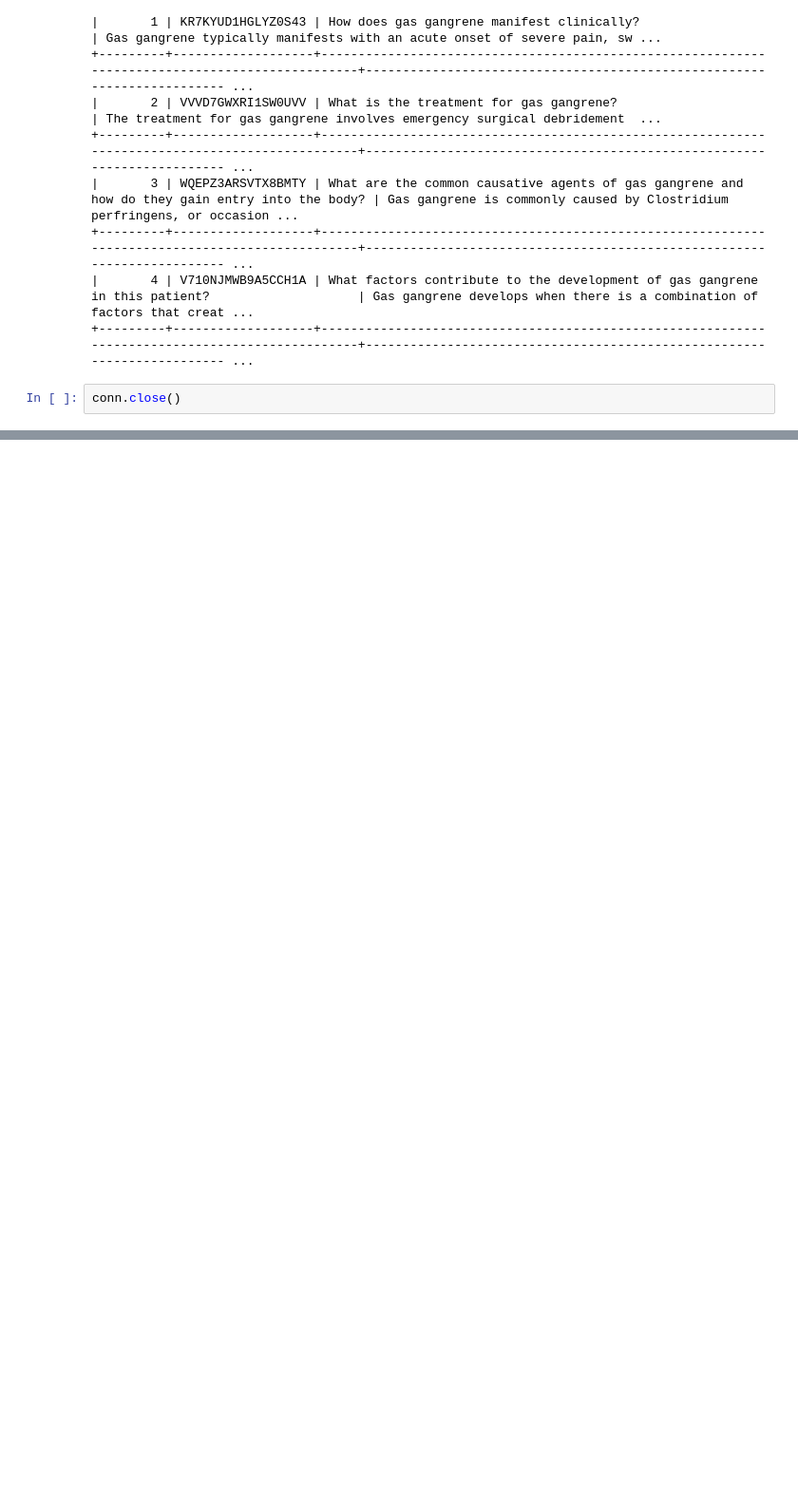
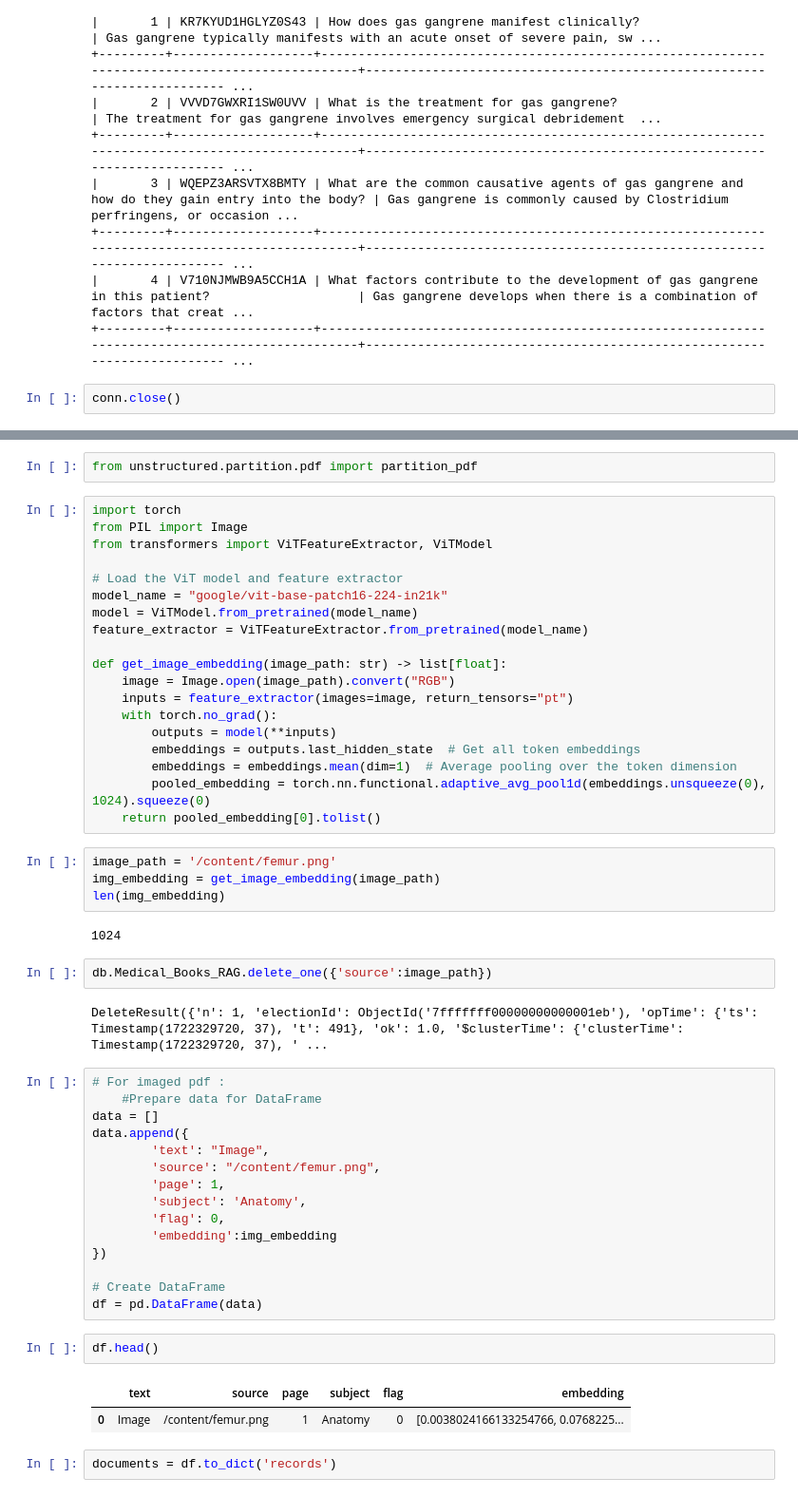
Before and after one commit to Samin-Sadaf7/QuestionAnswerGenerator, a Jupyter notebook: Medibee_AI_Integration.ipynb, the cells around one changed output, grey strips where cells are left out. Shown at 95% size. Saved outputs shown, nothing was run; the diff lists cells and outputs as text; blank space fills up the shorter version.

```diff
--- a/Medibee_AI_Integration.ipynb
+++ b/Medibee_AI_Integration.ipynb
@@ -1604,0 +1611,53 @@ conn.close()
+# %%
+from unstructured.partition.pdf import partition_pdf
+# %%
+import torch
+from PIL import Image
+from transformers import ViTFeatureExtractor, ViTModel
+
+# Load the ViT model and feature extractor
+model_name = "google/vit-base-patch16-224-in21k"
+model = ViTModel.from_pretrained(model_name)
+feature_extractor = ViTFeatureExtractor.from_pretrained(model_name)
+
+def get_image_embedding(image_path: str) -> list[float]:
+    image = Image.open(image_path).convert("RGB")
+    inputs = feature_extractor(images=image, return_tensors="pt")
+    with torch.no_grad():
+        outputs = model(**inputs)
+        embeddings = outputs.last_hidden_state  # Get all token embeddings
+        embeddings = embeddings.mean(dim=1)  # Average pooling over the token dimension
+        pooled_embedding = torch.nn.functional.adaptive_avg_pool1d(embeddings.unsqueeze(0), 1024).squeeze(0)
+    return pooled_embedding[0].tolist()
+# %%
+image_path = '/content/femur.png'
+img_embedding = get_image_embedding(image_path)
+len(img_embedding)
+# %% [output]
+1024
+# %%
+db.Medical_Books_RAG.delete_one({'source':image_path})
+# %% [output]
+DeleteResult({'n': 1, 'electionId': ObjectId('7fffffff00000000000001eb'), 'opTime': {'ts': Timestamp(1722329720, 37), 't': 491}, 'ok': 1.0, '$clusterTime': {'clusterTime': Timestamp(1722329720, 37), ' ...
+# %%
+# For imaged pdf :
+    #Prepare data for DataFrame
+data = []
+data.append({
+        'text': "Image",
+        'source': "/content/femur.png",
+        'page': 1,
+        'subject': 'Anatomy',
+        'flag': 0,
+        'embedding':img_embedding
+})
+
+# Create DataFrame
+df = pd.DataFrame(data)
+# %%
+df.head()
+# %% [output]
+|  | text | source | page | subject | flag | embedding |
+| 0 | Image | /content/femur.png | 1 | Anatomy | 0 | [0.0038024166133254766, 0.0768225... |
+# %%
+documents = df.to_dict('records')
```
Also changed, not shown: parts of 18 cells of this notebook.
